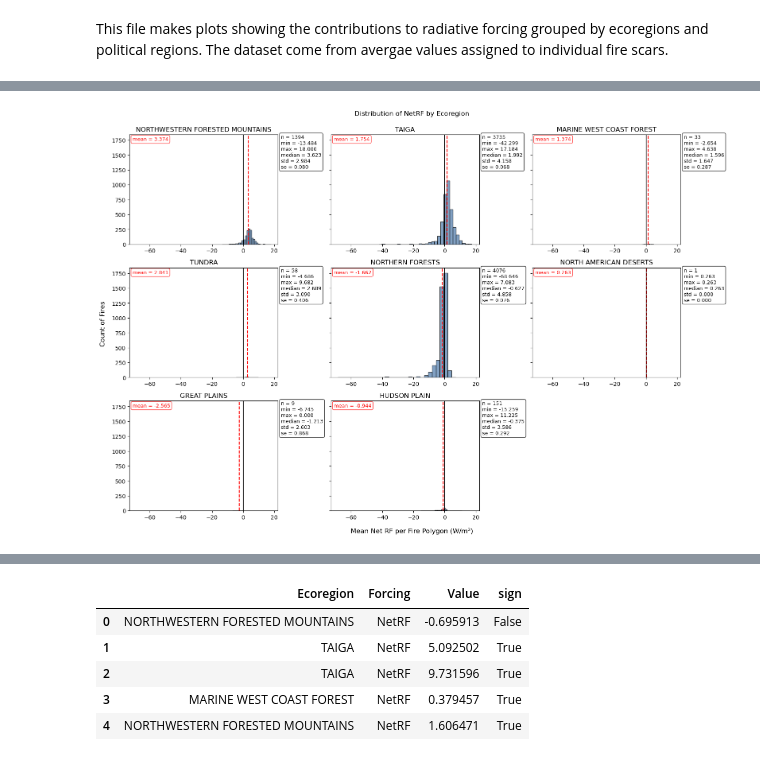
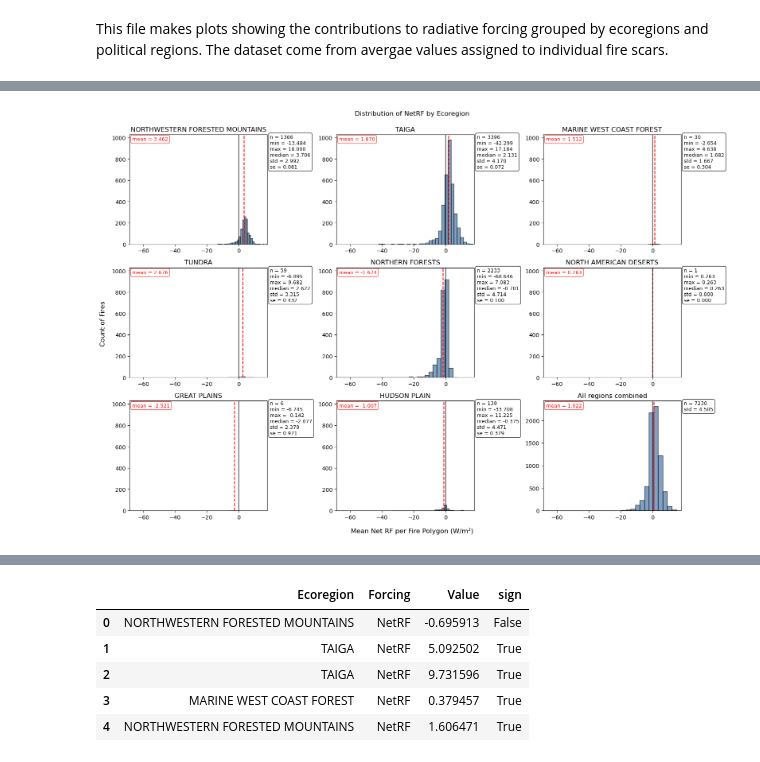
Before and after one commit to gina-alaska/gina-cdw, a Jupyter notebook: ecoregion_fire_plots.ipynb, the cells around one changed output, grey strips where cells are left out. Cells and saved outputs as stored; diff of their text form; code cells hidden in the pictures.

```diff
--- a/ecoregion_fire_plots.ipynb
+++ b/ecoregion_fire_plots.ipynb
@@ -5,6 +6,6 @@ import pandas as pd
 import seaborn as sns
 import matplotlib.pyplot as plt
 # %%
-df = pd.read_csv('/Users/hrchapmandutton/Documents/Projects/CDW/fires_2001_2019_single_burn_clip_permaprob.csv')
-df.head()
+df = pd.read_csv('/Users/hrchapmandutton/Documents/Projects/CDW/all_fires_2001_2019_clip_single_burn_w_regions.csv')
+df.columns
 # %% [output]
@@ -18,7 +23,7 @@ df.head()
 # %%
-df_filter = df[df['MaxData'] == 'yes']
+df_filter = df[df['MaxData'] == 1]
 # %%
-cats = ['NA_L1NAME', 'NetRF', 'Recovery', 'Albedo', 'Permafrost', 'GHG']
+cats = ['eco', 'NetRF', 'Recovery', 'Albedo', 'Permafrost', 'GHG']
 df_RF = df_filter[cats]
 df_RF.head()
 # %% [output]
@@ -31,22 +47,26 @@ df_RF.head()
 # %%
-import math
-import numpy as np
+# Create one histogram panel per ecoregion in df_RF, plus one panel for all regions combined.
+ecoregions = df_RF["eco"].dropna().unique()
+# ecoregions = sorted(
+#     r
+#     for r in df_RF["eco"].dropna().unique()
+#     if r != "NORTH AMERICAN DESERTS" and r != "GREAT PLAINS" and r != "MARINE WEST COAST FOREST"
+# )
+n_regions = len(ecoregions)
+all_values = pd.to_numeric(df_RF['NetRF'], errors='coerce').dropna()
 
-# Create one histogram panel per ecoregion in df_RF
-ecoregions = [eco for eco in df_RF['NA_L1NAME'].dropna().unique() if pd.notna(eco)]
-n_regions = len(ecoregions)
+ncols = 3
+nrows = int(np.ceil((n_regions + 1) / ncols))
 
-fig, axes = plt.subplots(
-    nrows=3,
-    ncols=3,
-    figsize=(16, 3.6 * 3),
-    sharex=True,
-    sharey=True,
-)
-axes = np.atleast_1d(axes).ravel()
+fig = plt.figure(figsize=(16, 3.6 * nrows))
+axes = []
 
-for ax, eco in zip(axes, ecoregions):
-    values = pd.to_numeric(df_RF.loc[df_RF['NA_L1NAME'] == eco, 'NetRF'], errors='coerce').dropna()
+for i, eco in enumerate(ecoregions):
+    sharey = axes[0] if i > 0 else None
+    ax = fig.add_subplot(nrows, ncols, i + 1, sharey=sharey)
+    axes.append(ax)
+
+    values = pd.to_numeric(df_RF.loc[df_RF['eco'] == eco, 'NetRF'], errors='coerce').dropna()
 
     if values.empty:
         ax.axis('off')
@@ -77,35 +97,71 @@ for ax, eco in zip(axes, ecoregions):
         1.00,
         stats_text,
         transform=ax.transAxes,
         ha='left',
         va='top',
         fontsize=9,
         bbox=dict(boxstyle='round', facecolor='white', alpha=0.8),
     )
 
     ax.text(
         0.02,
         0.98,
         f'mean = {mean_val:.3f}',
         transform=ax.transAxes,
         color='red',
         fontsize=9,
         ha='left',
         va='top',
         bbox=dict(boxstyle='round', facecolor='white', edgecolor='red', alpha=0.7),
     )
 
     ax.set_title(eco)
-    #ax.set_xlim(left=-20)
     ax.tick_params(labelbottom=True)
 
-for ax in axes[n_regions:]:
-    ax.axis('off')
+combined_ax = fig.add_subplot(nrows, ncols, n_regions + 1)
+combined_mean = all_values.mean()
+combined_std = all_values.std(ddof=1) if len(all_values) > 1 else 0.0
+combined_n = len(all_values)
+combined_ax.hist(all_values, bins=30, color='#4C78A8', edgecolor='black', alpha=0.7)
+combined_ax.axvline(combined_mean, color='red', linestyle='--', linewidth=1.5)
+combined_ax.axvline(0, color='black', linestyle='-', linewidth=1)
+combined_ax.text(
+    0.02,
+    0.98,
+    f'mean = {combined_mean:.3f}',
+    transform=combined_ax.transAxes,
+    color='red',
+    fontsize=9,
+    ha='left',
+    va='top',
+    bbox=dict(boxstyle='round', facecolor='white', edgecolor='red', alpha=0.7),
+)
+combined_ax.text(
+    1.02,
+    1.00,
+    f'n = {combined_n}\nstd = {combined_std:.3f}',
+    transform=combined_ax.transAxes,
+    ha='left',
+    va='top',
+    fontsize=9,
+    bbox=dict(boxstyle='round', facecolor='white', alpha=0.8),
+)
+combined_ax.set_title('All regions combined')
+combined_ax.tick_params(labelbottom=True)
+
+x_min = all_values.min()
+x_max = all_values.max()
+combined_ax.set_xlim(x_min, x_max)
+for ax in axes[:n_regions]:
+    ax.set_xlim(x_min, x_max)
+
+for idx in range(n_regions + 1, nrows * ncols):
+    fig.add_subplot(nrows, ncols, idx + 1).axis('off')
 
 fig.suptitle('Distribution of NetRF by Ecoregion', y=0.995)
-fig.supxlabel('Mean Net RF per Fire Polygon (W/m²)', y = 0.01)
+fig.supxlabel('Mean Net RF per Fire Polygon (W/m²)')
 fig.supylabel('Count of Fires', x=0.01)
 plt.tight_layout()
 plt.show()
 # %% [output]
-[figure, old version]
+[figure, new version]
```
Also changed, not shown: parts of 24 cells of this notebook, 3 other files.
